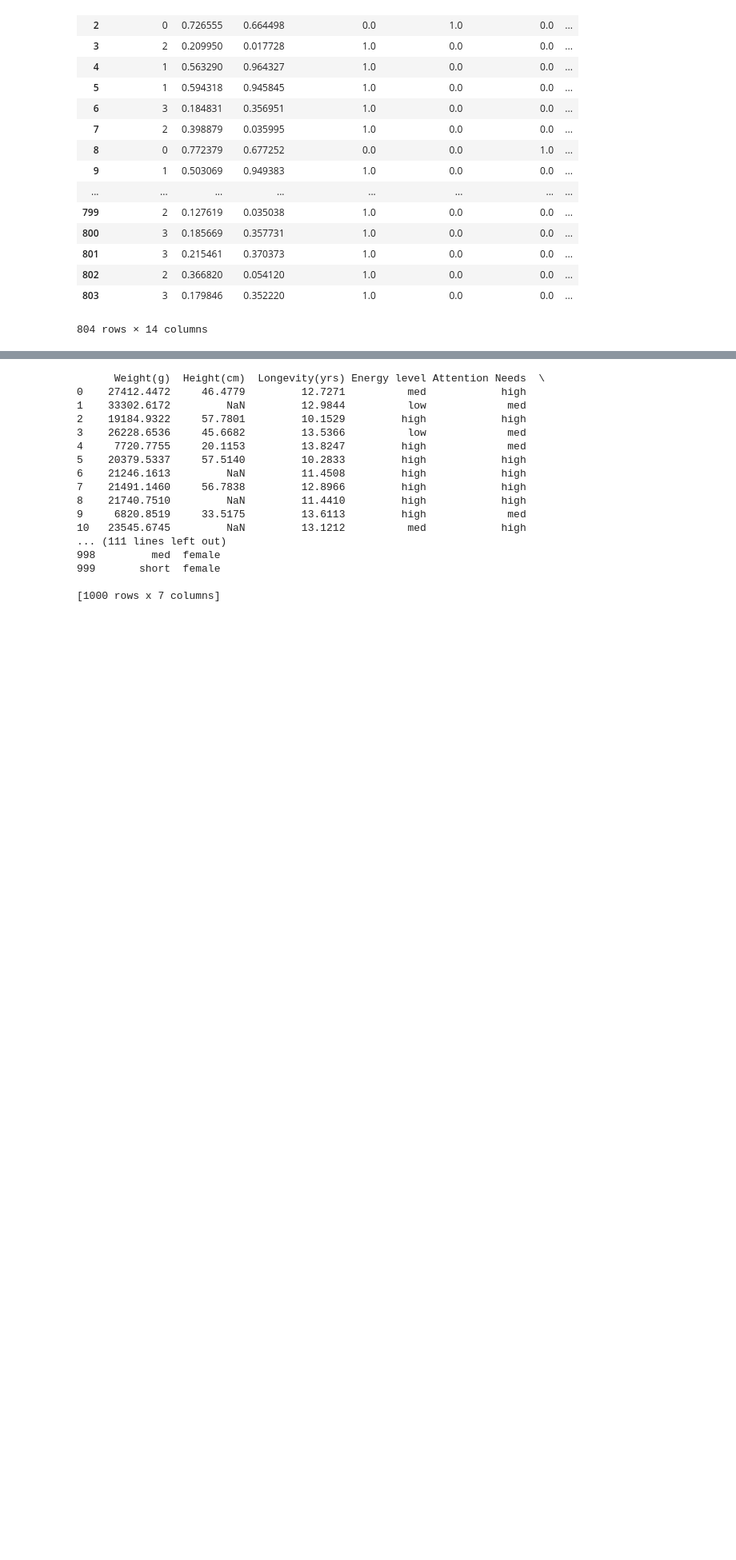
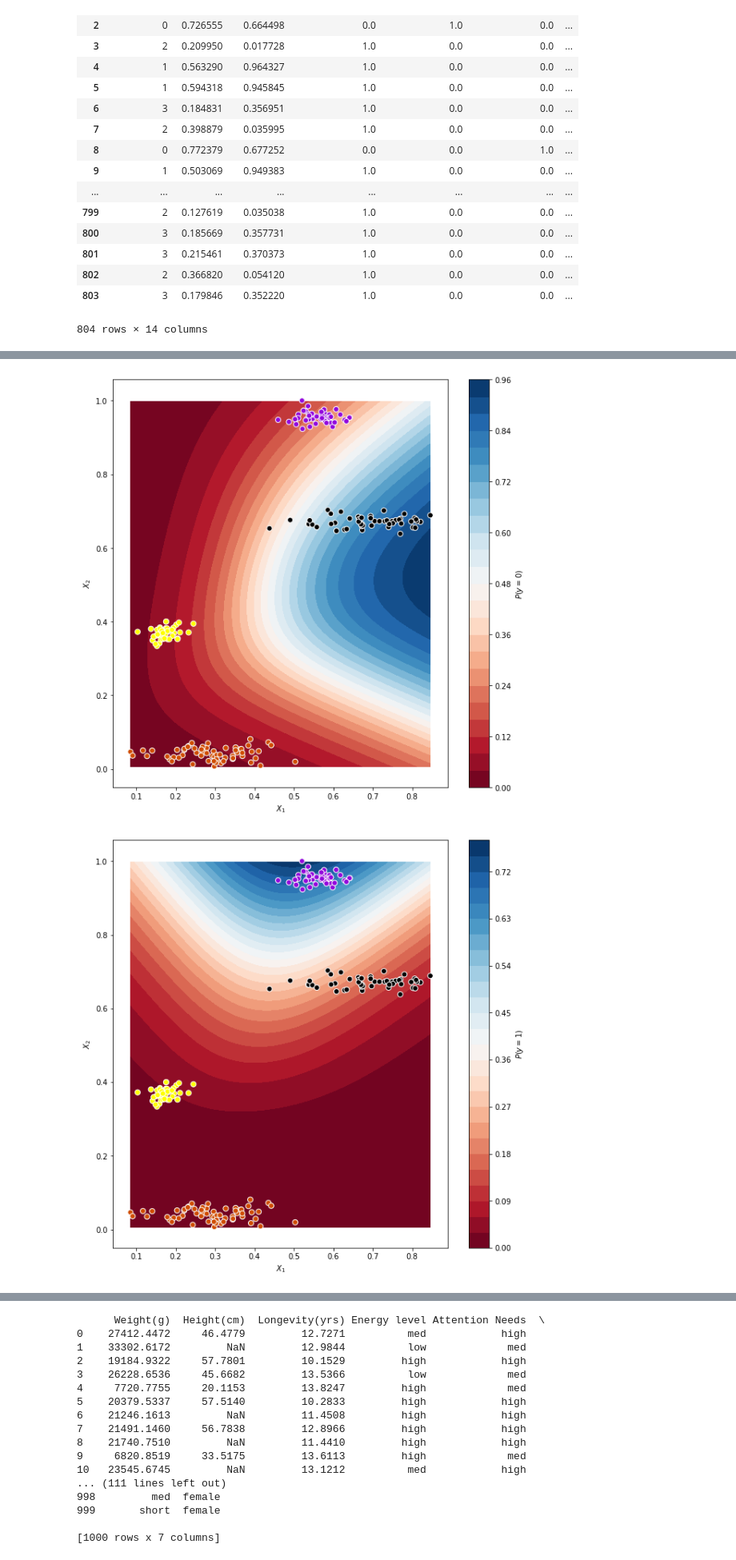
Before and after one commit to daneel95/Master_Homework, a Jupyter notebook: DataMiningHomework/Homework_1/Homework1_DanielNinelHolteiu_407.ipynb, the cells around one changed output, grey strips where cells are left out. Shown at 80% size. Cells and saved outputs as stored; diff of their text form; code cells hidden in the pictures; blank space fills up the shorter version.

Commit message:
Completed Task 1 - Data Mining Homework 1

```diff
--- a/DataMiningHomework/Homework_1/Homework1_DanielNinelHolteiu_407.ipynb
+++ b/DataMiningHomework/Homework_1/Homework1_DanielNinelHolteiu_407.ipynb
@@ -246,16 +293,0 @@ dtype: float64
-# %%
-for i, Model in enumerate([LogisticRegression, RandomForestClassifier]):
-  model = Model()
-
-  # TODO 2: Train each of the models on the training data
-
-  model.fit(x_train, y_train)
-
-  # TODO 3: Plot the decision boundary of each model. Use plot_decision_boundary() from above.
-
-  plot_decision_boundary(model, X, y)
-
-  accuracy = accuracy_score(model.predict(x_test), y_test)
-  print(Model.__name__, accuracy)
-
-# TODO 4: Calculate accuracy on the test set
@@ -327,10 +400,22 @@ Average validation accuracy: 0.9469757174392937
+# %%
+best_models = [
+    (LogisticRegression, {"C": 2.0, "solver": 'sag', "multi_class": 'multinomial'}),
+    (RandomForestClassifier, {"n_estimators": 50, "criterion": "gini"}),
+    (KNeighborsClassifier, {"n_neighbors": 2, "p": 2})
+]
 # %%
 # Using the found parameters, train on everything and test on the test set.
-for i, (Model, kwargs) in enumerate([(LogisticRegression, {}), (RandomForestClassifier, {}), (KNeighborsClassifier, {"n_neighbors": 2})]):
+for i, (Model, kwargs) in enumerate(best_models):
     model = Model(**kwargs)
     model.fit(x_train, y_train)
 
     test_accuracy = accuracy_score(model.predict(x_test), y_test)
-
-    print(Model.__name__, "test accuracy", test_accuracy)
+    test_precision = precision_score(y_test, model.predict(x_test), average="weighted")
+    test_f1 = f1_score(y_test, model.predict(x_test), average="weighted")
+    print(Model.__name__)
+    print()
+    print("test accuracy", test_accuracy)
+    print("test precision", test_precision)
+    print("test f1_score", f1)
+    print("------------------------------------")
 # %% [output]
@@ -348,0 +440,10 @@ KNeighborsClassifier test accuracy 0.9850746268656716
+# %%
+# plot decision boundary for Logistic Regression
+Model, kwargs = best_models[0]
+model = Model(**kwargs)
+model.fit(x_train, y_train)
+for cls in range(4):
+    plot_decision_boundary(model, x_test, y_test, cls)
+# %% [output]
+[figure, added]
+[figure, added]
```
Also changed, not shown: parts of 41 cells of this notebook.
